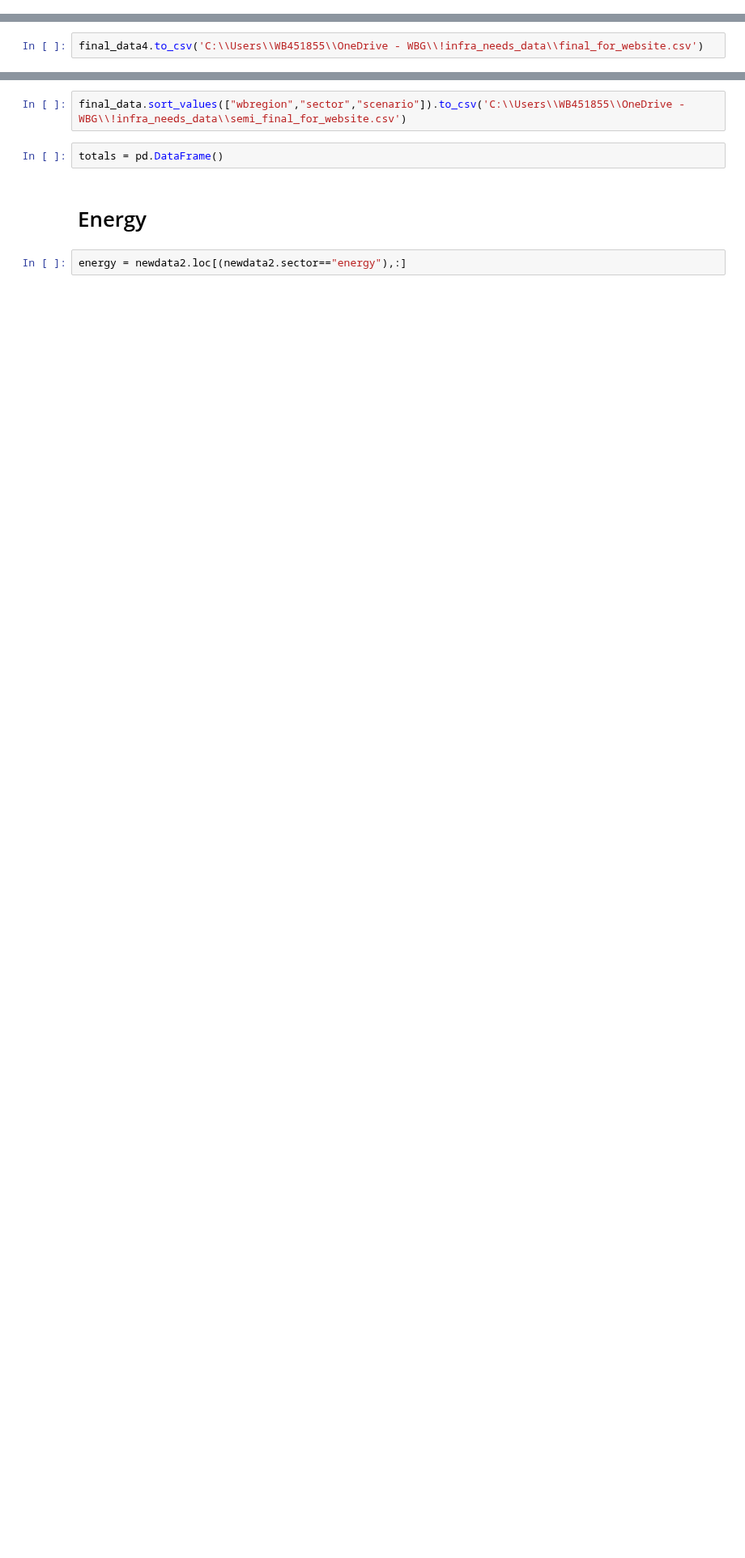
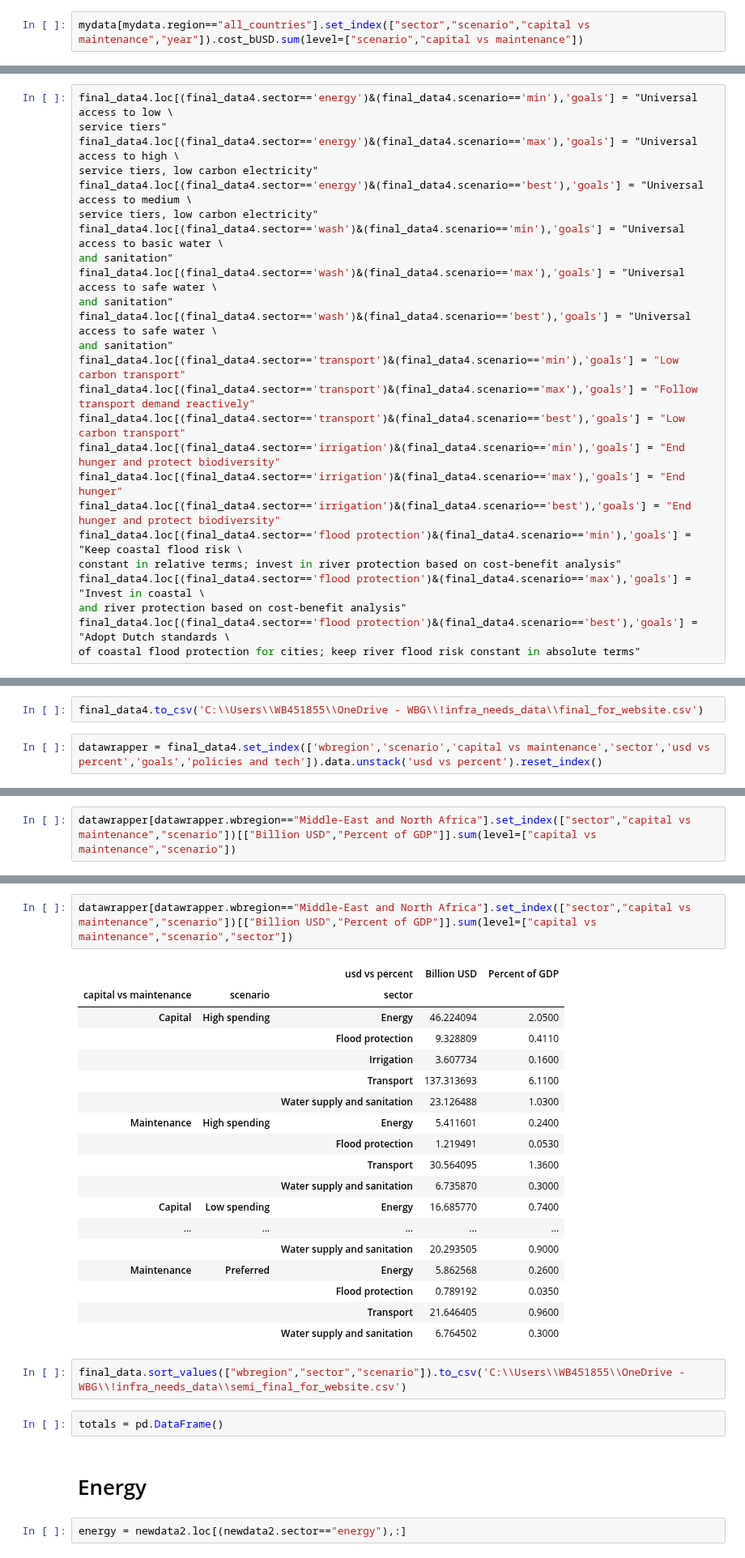
Before and after one commit to julierozenberg/infra_needs_analyses, a Jupyter notebook: bring all together-WB regions.ipynb, the cells around one changed output, grey strips where cells are left out. Shown at 81% size. Drawn from its saved outputs; the diff is of its cells as text; blank space fills up the shorter version.

```diff
--- a/bring all together-WB regions.ipynb
+++ b/bring all together-WB regions.ipynb
@@ -86,3 +86,5 @@ res[res.ssp.isnull()]
 mydata = res.merge(GDP2.stack().reset_index().rename(columns={"wbregionname":"wbregion",0:"GDP"}),on=["wbregion","ssp"])
 # %%
 mydata["cost_bUSD"] = 1e-9/100*mydata.data*mydata.GDP
+# %%
+mydata[mydata.region=="all_countries"].set_index(["sector","scenario","capital vs maintenance","year"]).cost_bUSD.sum(level=["scenario","capital vs maintenance"])
@@ -128,3 +180,28 @@ scenario_dic = {'best':'Preferred','min':'Low spending','max':'High spending'}
+# %%
+final_data4.loc[(final_data4.sector=='energy')&(final_data4.scenario=='min'),'goals'] = "Universal access to low \
+service tiers"
+final_data4.loc[(final_data4.sector=='energy')&(final_data4.scenario=='max'),'goals'] = "Universal access to high \
+service tiers, low carbon electricity"
+final_data4.loc[(final_data4.sector=='energy')&(final_data4.scenario=='best'),'goals'] = "Universal access to medium \
+service tiers, low carbon electricity"
+final_data4.loc[(final_data4.sector=='wash')&(final_data4.scenario=='min'),'goals'] = "Universal access to basic water \
+and sanitation"
+final_data4.loc[(final_data4.sector=='wash')&(final_data4.scenario=='max'),'goals'] = "Universal access to safe water \
+and sanitation"
+final_data4.loc[(final_data4.sector=='wash')&(final_data4.scenario=='best'),'goals'] = "Universal access to safe water \
+and sanitation"
+final_data4.loc[(final_data4.sector=='transport')&(final_data4.scenario=='min'),'goals'] = "Low carbon transport"
+final_data4.loc[(final_data4.sector=='transport')&(final_data4.scenario=='max'),'goals'] = "Follow transport demand reactively"
+final_data4.loc[(final_data4.sector=='transport')&(final_data4.scenario=='best'),'goals'] = "Low carbon transport"
+final_data4.loc[(final_data4.sector=='irrigation')&(final_data4.scenario=='min'),'goals'] = "End hunger and protect biodiversity"
+final_data4.loc[(final_data4.sector=='irrigation')&(final_data4.scenario=='max'),'goals'] = "End hunger"
+final_data4.loc[(final_data4.sector=='irrigation')&(final_data4.scenario=='best'),'goals'] = "End hunger and protect biodiversity"
+final_data4.loc[(final_data4.sector=='flood protection')&(final_data4.scenario=='min'),'goals'] = "Keep coastal flood risk \
+constant in relative terms; invest in river protection based on cost-benefit analysis"
+final_data4.loc[(final_data4.sector=='flood protection')&(final_data4.scenario=='max'),'goals'] = "Invest in coastal \
+and river protection based on cost-benefit analysis"
+final_data4.loc[(final_data4.sector=='flood protection')&(final_data4.scenario=='best'),'goals'] = "Adopt Dutch standards \
+of coastal flood protection for cities; keep river flood risk constant in absolute terms"
 # %%
 final_data4['sector'] = final_data4.sector.replace(sector_dic)
 final_data4['usd vs percent'] = final_data4['usd vs percent'].replace(var_dic)
@@ -142,2 +222,4 @@ final_data4.sample(5)
 # %%
 final_data4.to_csv('C:\\Users\\WB451855\\OneDrive - WBG\\!infra_needs_data\\final_for_website.csv')
+# %%
+datawrapper = final_data4.set_index(['wbregion','scenario','capital vs maintenance','sector','usd vs percent','goals','policies and tech']).data.unstack('usd vs percent').reset_index()
@@ -143,0 +235,2 @@ final_data4.to_csv('C:\\Users\\WB451855\\OneDrive - WBG\\!infra_needs_data\\fina
+# %%
+datawrapper[datawrapper.wbregion=="Middle-East and North Africa"].set_index(["sector","capital vs maintenance","scenario"])[["Billion USD","Percent of GDP"]].sum(level=["capital vs maintenance","scenario"])
@@ -144,3 +246,24 @@ final_data4.to_csv('C:\\Users\\WB451855\\OneDrive - WBG\\!infra_needs_data\\fina
+# %%
+datawrapper[datawrapper.wbregion=="Middle-East and North Africa"].set_index(["sector","capital vs maintenance","scenario"])[["Billion USD","Percent of GDP"]].sum(level=["capital vs maintenance","scenario","sector"])
+# %% [output]
+|  |  | usd vs percent | Billion USD | Percent of GDP |
+| capital vs maintenance | scenario | sector |  |  |
+| Capital | High spending | Energy | 46.224094 | 2.0500 |
+|  |  | Flood protection | 9.328809 | 0.4110 |
+|  |  | Irrigation | 3.607734 | 0.1600 |
+|  |  | Transport | 137.313693 | 6.1100 |
+|  |  | Water supply and sanitation | 23.126488 | 1.0300 |
+| Maintenance | High spending | Energy | 5.411601 | 0.2400 |
+|  |  | Flood protection | 1.219491 | 0.0530 |
+|  |  | Transport | 30.564095 | 1.3600 |
+|  |  | Water supply and sanitation | 6.735870 | 0.3000 |
+| Capital | Low spending | Energy | 16.685770 | 0.7400 |
+| ... | ... | ... | ... | ... |
+|  |  | Water supply and sanitation | 20.293505 | 0.9000 |
+| Maintenance | Preferred | Energy | 5.862568 | 0.2600 |
+|  |  | Flood protection | 0.789192 | 0.0350 |
+|  |  | Transport | 21.646405 | 0.9600 |
+|  |  | Water supply and sanitation | 6.764502 | 0.3000 |
 # %%
 final_data.sort_values(["wbregion","sector","scenario"]).to_csv('C:\\Users\\WB451855\\OneDrive - WBG\\!infra_needs_data\\semi_final_for_website.csv')
 # %%
```
Also changed, not shown: parts of 44 cells of this notebook, 4 other files.
